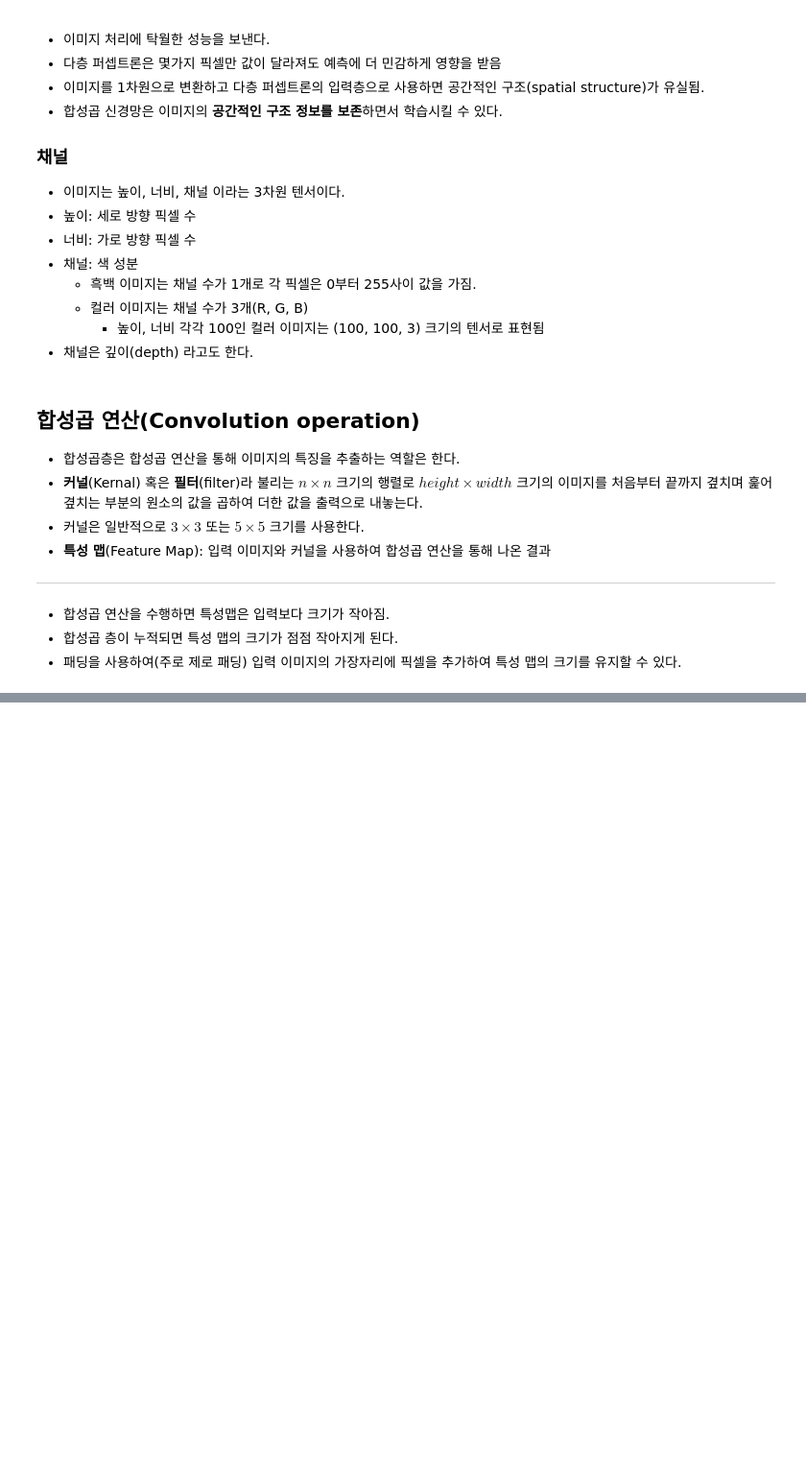
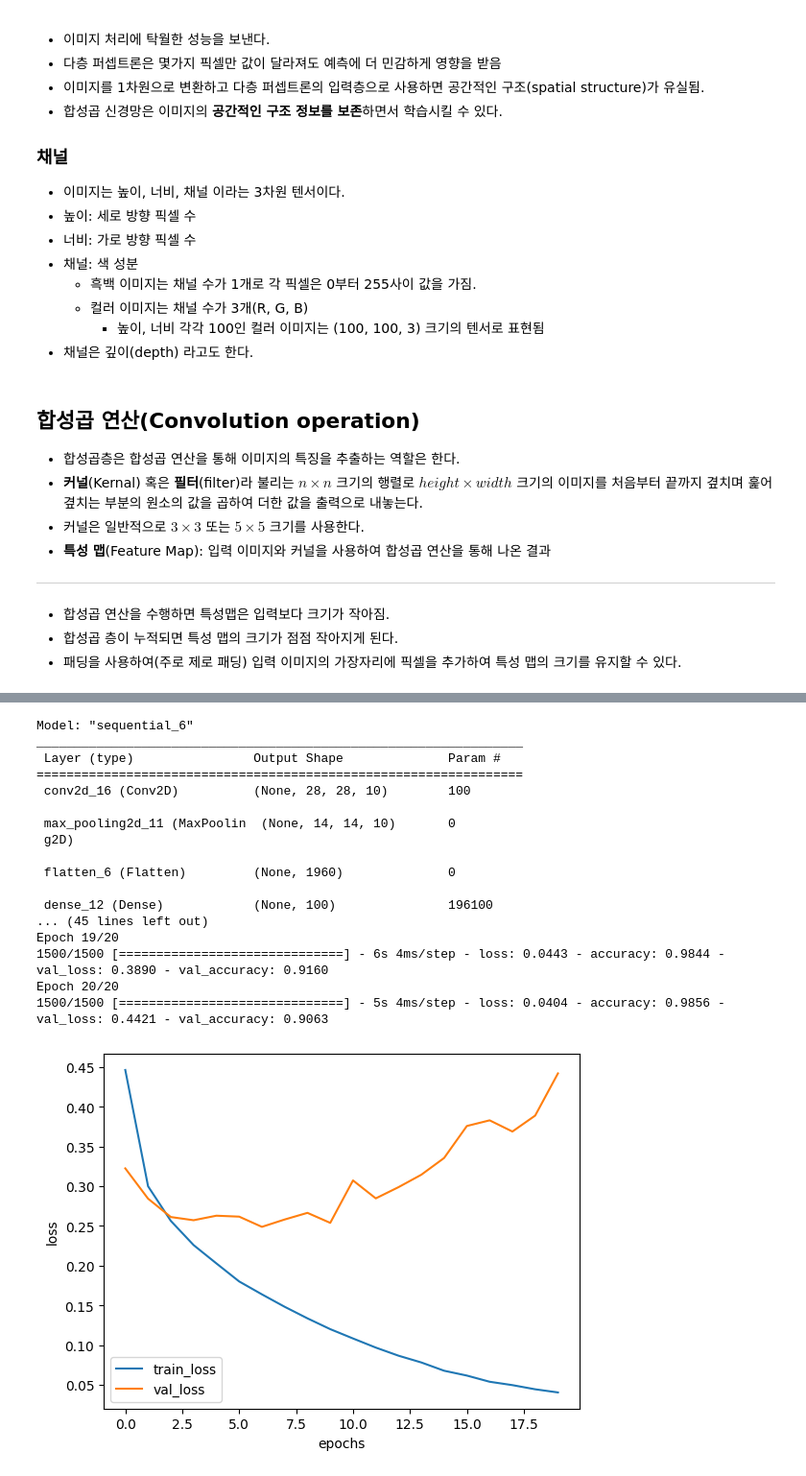
Before and after one commit to Hydrolium/Understanding-Deep-Learning, a Jupyter notebook: 11. convolution Neural Network, CNN.ipynb, the cells around one changed output, grey strips where cells are left out. Shown at 96% size. Cells and saved outputs as stored; diff of their text form; code cells hidden in the pictures; blank space fills up the shorter version.

```diff
--- a/11. convolution Neural Network, CNN.ipynb
+++ b/11. convolution Neural Network, CNN.ipynb
@@ -50,0 +367,68 @@ $$
+# %%
+# 케라스로 합성곱 신경망 만들기
+
+from sklearn.model_selection import train_test_split
+from tensorflow.keras.layers import Conv2D, MaxPooling2D, Flatten, Dense
+import matplotlib.pyplot as plt
+import tensorflow as tf
+
+conv1 = tf.keras.Sequential()
+conv1.add(Conv2D(10, (3, 3), activation='relu', padding='same', input_shape=(28, 28, 1)))
+conv1.add(MaxPooling2D((2, 2)))
+
+conv1.add(Flatten())
+
+conv1.add(Dense(100, activation='relu'))
+conv1.add(Dense(10, activation='softmax'))
+
+conv1.summary()
+conv1.compile(optimizer='adam', loss='categorical_crossentropy', metrics=['accuracy'])
+
+(x_train_all, y_train_all), (x_test, y_test) = tf.keras.datasets.fashion_mnist.load_data()
+x_train, x_val, y_train, y_val = train_test_split(x_train_all, y_train_all, stratify=y_train_all, test_size=0.2, random_state=42)
+
+y_train_encoded = tf.keras.utils.to_categorical(y_train)
+y_val_encoded = tf.keras.utils.to_categorical(y_val)
+
+x_train = x_train.reshape(-1, 28, 28, 1)
+x_val = x_val.reshape(-1, 28, 28, 1)
+
+print(x_train.shape)
+
+x_train = x_train / 255
+x_val = x_val / 255
+
+history = conv1.fit(x_train, y_train_encoded, epochs=20, validation_data=(x_val, y_val_encoded))
+
+plt.plot(history.history['loss'])
+plt.plot(history.history['val_loss'])
+plt.ylabel('loss')
+plt.xlabel('epochs')
+plt.legend(['train_loss', 'val_loss'])
+plt.show()
+
+plt.plot(history.history['accuracy'])
+plt.plot(history.history['val_accuracy'])
+plt.ylabel('accuracy')
+plt.xlabel('epochs')
+plt.legend(['train_accuracy', 'val_accuracy'])
+plt.show()
+# %% [output]
+Model: "sequential_6"
+_________________________________________________________________
+ Layer (type)                Output Shape              Param #
+=================================================================
+ conv2d_16 (Conv2D)          (None, 28, 28, 10)        100
+
+ max_pooling2d_11 (MaxPoolin  (None, 14, 14, 10)       0
+ g2D)
+
+ flatten_6 (Flatten)         (None, 1960)              0
+
+ dense_12 (Dense)            (None, 100)               196100
+... (45 lines left out)
+Epoch 19/20
+1500/1500 [==============================] - 6s 4ms/step - loss: 0.0443 - accuracy: 0.9844 - val_loss: 0.3890 - val_accuracy: 0.9160
+Epoch 20/20
+1500/1500 [==============================] - 5s 4ms/step - loss: 0.0404 - accuracy: 0.9856 - val_loss: 0.4421 - val_accuracy: 0.9063
+[figure, added]
```
Also changed, not shown: parts of 11 cells of this notebook, 2 other files.
